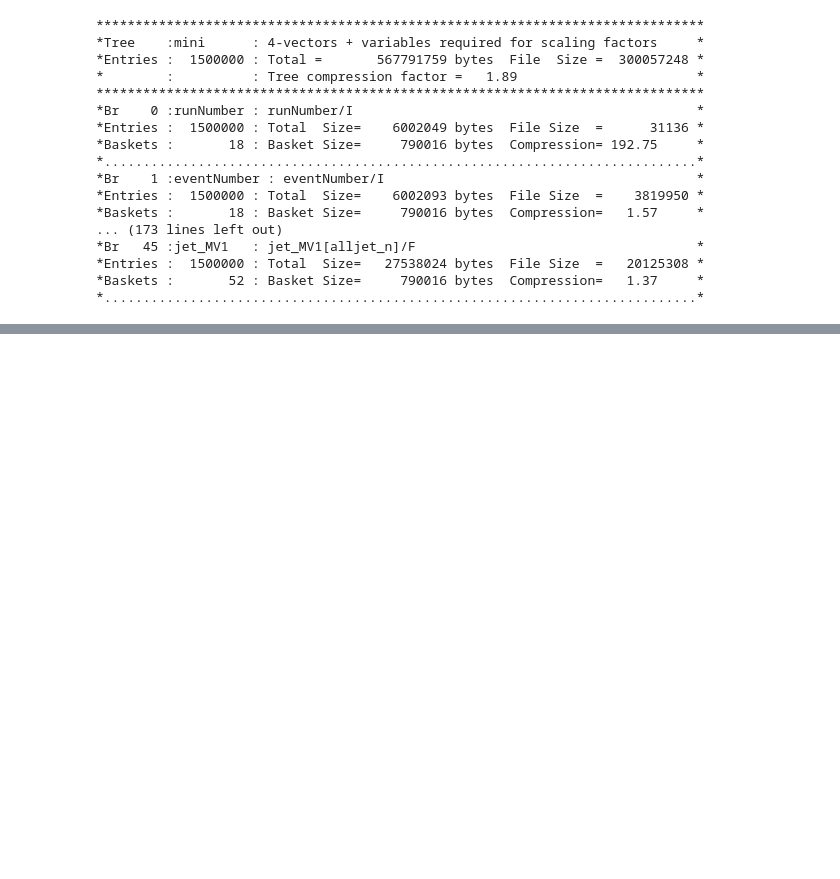
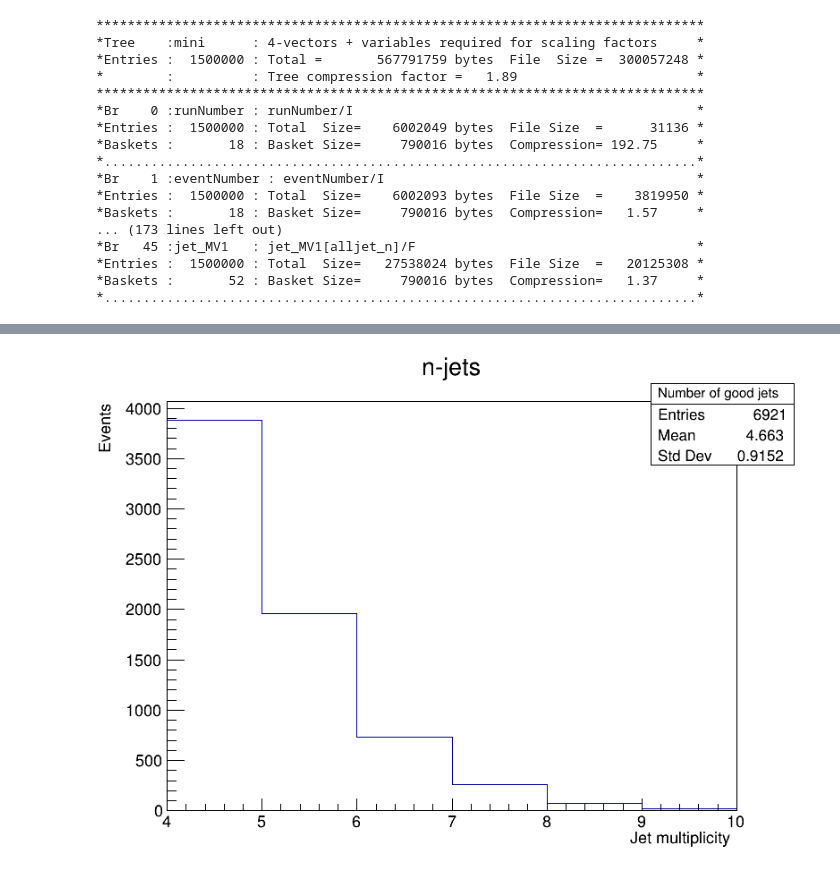
Before and after one commit to anmgomezmo/Excercises_3_root, a Jupyter notebook: ScaleFactors.ipynb, the cells around one changed output, grey strips where cells are left out. Saved outputs shown, nothing was run; the diff lists cells and outputs as text; code cells hidden in the pictures; blank space fills up the shorter version.

```diff
--- a/ScaleFactors.ipynb
+++ b/ScaleFactors.ipynb
@@ -27,0 +278,5 @@ tree->Print();
+# %%
+hist_njets_data->Draw();
+canvas->Draw();
+# %% [output]
+[figure, added]
```
Also changed, not shown: parts of 11 cells of this notebook, 4 other files.
